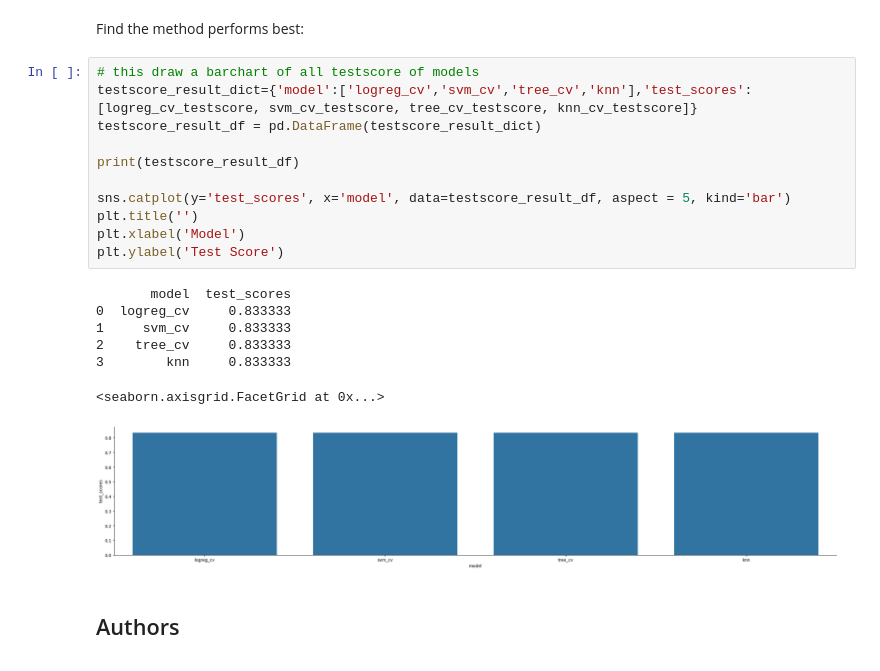
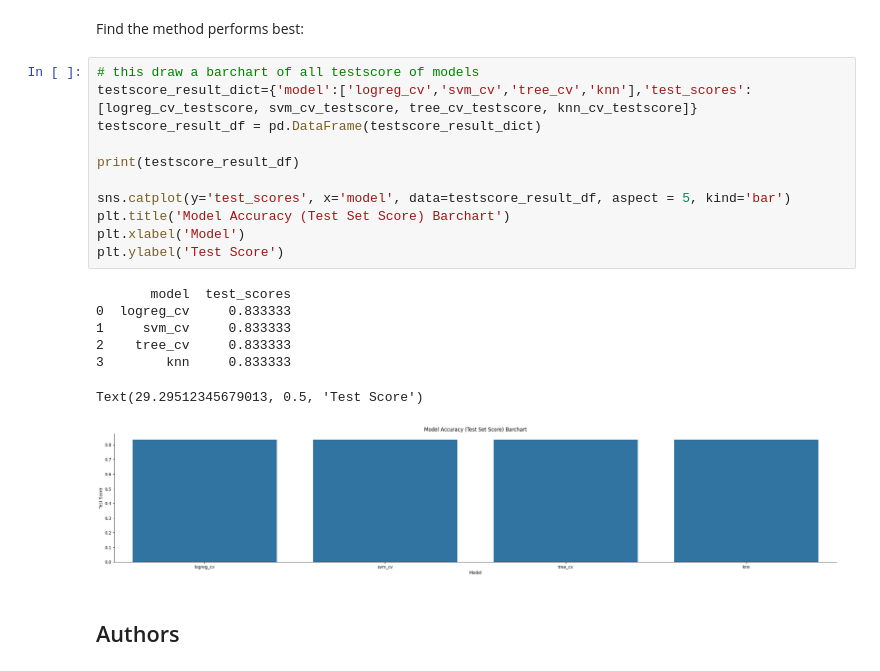
Before and after one commit to scwtr6/ds_capstone_coursera_repo, a Jupyter notebook: SpaceX_Machine Learning Prediction_Part_5.ipynb, the cells around one changed output. Cells and saved outputs as stored; diff of their text form.

Commit message:
Update SpaceX_Machine Learning Prediction_Part_5.ipynb
Fixed the bar chart title

```diff
--- a/SpaceX_Machine Learning Prediction_Part_5.ipynb
+++ b/SpaceX_Machine Learning Prediction_Part_5.ipynb
@@ -376,22 +376,22 @@ Find the method performs best:
 # %%
 # this draw a barchart of all testscore of models
 testscore_result_dict={'model':['logreg_cv','svm_cv','tree_cv','knn'],'test_scores':[logreg_cv_testscore, svm_cv_testscore, tree_cv_testscore, knn_cv_testscore]}
 testscore_result_df = pd.DataFrame(testscore_result_dict)
 
 print(testscore_result_df)
 
 sns.catplot(y='test_scores', x='model', data=testscore_result_df, aspect = 5, kind='bar')
-plt.title('')
+plt.title('Model Accuracy (Test Set Score) Barchart')
 plt.xlabel('Model')
 plt.ylabel('Test Score')
 # %% [output]
        model  test_scores
 0  logreg_cv     0.833333
 1     svm_cv     0.833333
 2    tree_cv     0.833333
 3        knn     0.833333
-<seaborn.axisgrid.FacetGrid at 0x...>
+Text(29.29512345679013, 0.5, 'Test Score')
-[figure, old version]
+[figure, new version]
 # %% [markdown]
 ## Authors
 # %% [markdown]
```
